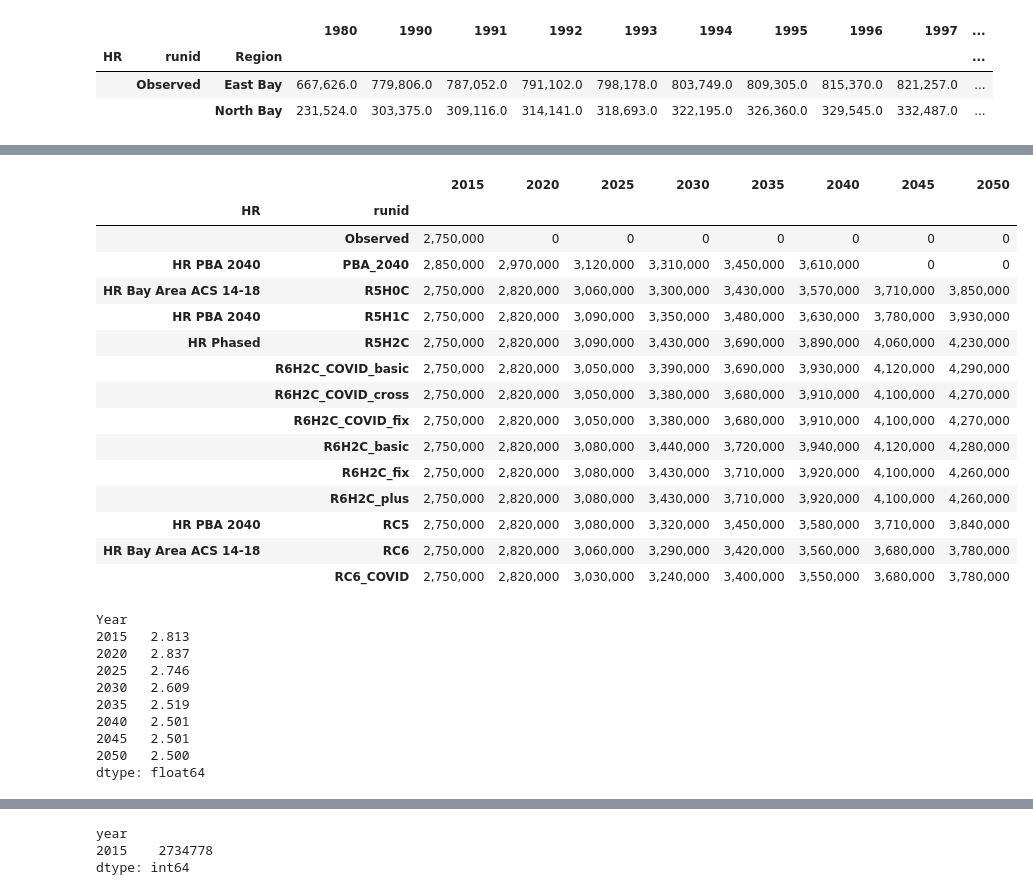
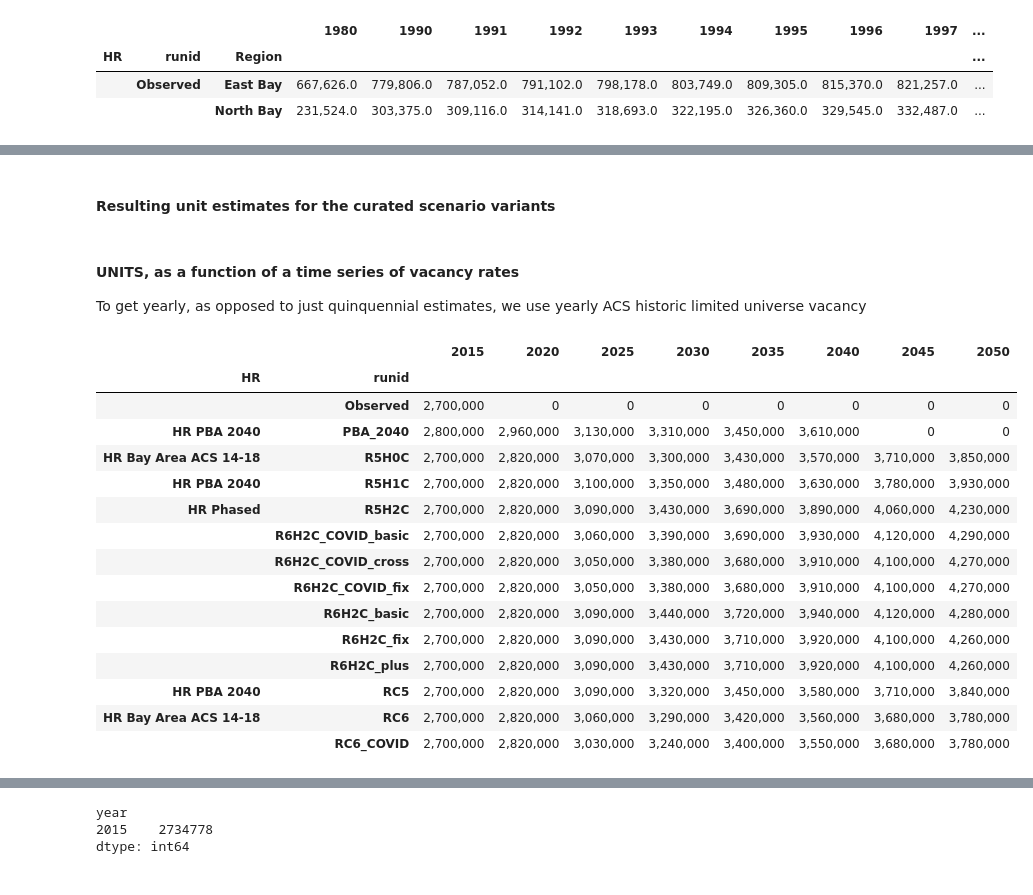
Before and after one commit to BayAreaMetro/regional_forecast, a Jupyter notebook: household_forecast/REGPROJ-HHPROJ 1 - Total household projection PBA2050 Phased HR.ipynb, the cells around one changed output, grey strips where cells are left out. Drawn from its saved outputs; the diff is of its cells as text; code cells hidden in the pictures.

```diff
--- a/household_forecast/REGPROJ-HHPROJ 1 - Total household projection PBA2050 Phased HR.ipynb
+++ b/household_forecast/REGPROJ-HHPROJ 1 - Total household projection PBA2050 Phased HR.ipynb
@@ -1062,0 +1068,18 @@ vac_easing.index=vac_easing.index.astype(str)
+# %%
+pd.options.display.float_format = '{:,.3f}'.format
+vac_acs=pd.read_csv(os.path.join(box,'Modeling and Surveys/Regional Modeling/REMI/household_forecast/base_data/acs_limited_vacancy_2018_2018.csv'),index_col=1).value
+
+# controls_vacancy_rates=pd.concat([pd.Series(.017,index=range(2015,2020)),
+#            pd.Series(np.linspace(start=.017,stop=.05,num=11),index=range(2020,2031)),
+#            pd.Series(.05,index=range(2031,2051))])
+
+## Extend vacancy rates into the future - converge at 2030 at 5%
+
+controls_vacancy_rates=pd.concat([vac_acs[:-1],
+           pd.Series(np.linspace(start=.0221,stop=.05,num=13),index=range(2018,2031)),
+           pd.Series(.05,index=range(2031,2051))])
+
+controls_vacancy_rates.index=controls_vacancy_rates.index.set_names('year')
+controls_vacancy_rates.name='st_res_vac'
+controls_vacancy_rates.index=controls_vacancy_rates.index.astype(str)
+controls_vacancy_rates.head(10)
@@ -1063,21 +1099,27 @@ vac_easing.index=vac_easing.index.astype(str)
+# %% [markdown]
+#### Resulting unit estimates for the curated scenario variants
+# %% [markdown]
+#### UNITS, as a function of a time series of vacancy rates
+
+To get yearly, as opposed to just quinquennial estimates, we use yearly ACS historic limited universe vacancy
 # %%
-## Unit estimates for the curated scenario variants
+pd.options.display.float_format = '{:,.0f}'.format
 
-(topsheet_hh_curated.sum(level=[0,1]).div(1-vac_easing))[YEARS_15_50_str].apply(rounder,precision=4)
+(topsheet_hh_curated.sum(level=[0,1]).div(1-controls_vacancy_rates))[YEARS_15_50_str].apply(rounder,precision=4)
 # %% [output]
 |  |  | 2015 | 2020 | 2025 | 2030 | 2035 | 2040 | 2045 | 2050 |
 | HR | runid |  |  |  |  |  |  |  |  |
-|  | Observed | 2,750,000 | 0 | 0 | 0 | 0 | 0 | 0 | 0 |
-| HR PBA 2040 | PBA_2040 | 2,850,000 | 2,970,000 | 3,120,000 | 3,310,000 | 3,450,000 | 3,610,000 | 0 | 0 |
-| HR Bay Area ACS 14-18 | R5H0C | 2,750,000 | 2,820,000 | 3,060,000 | 3,300,000 | 3,430,000 | 3,570,000 | 3,710,000 | 3,850,000 |
-| HR PBA 2040 | R5H1C | 2,750,000 | 2,820,000 | 3,090,000 | 3,350,000 | 3,480,000 | 3,630,000 | 3,780,000 | 3,930,000 |
-| HR Phased | R5H2C | 2,750,000 | 2,820,000 | 3,090,000 | 3,430,000 | 3,690,000 | 3,890,000 | 4,060,000 | 4,230,000 |
-|  | R6H2C_COVID_basic | 2,750,000 | 2,820,000 | 3,050,000 | 3,390,000 | 3,690,000 | 3,930,000 | 4,120,000 | 4,290,000 |
-|  | R6H2C_COVID_cross | 2,750,000 | 2,820,000 | 3,050,000 | 3,380,000 | 3,680,000 | 3,910,000 | 4,100,000 | 4,270,000 |
-|  | R6H2C_COVID_fix | 2,750,000 | 2,820,000 | 3,050,000 | 3,380,000 | 3,680,000 | 3,910,000 | 4,100,000 | 4,270,000 |
-|  | R6H2C_basic | 2,750,000 | 2,820,000 | 3,080,000 | 3,440,000 | 3,720,000 | 3,940,000 | 4,120,000 | 4,280,000 |
-|  | R6H2C_fix | 2,750,000 | 2,820,000 | 3,080,000 | 3,430,000 | 3,710,000 | 3,920,000 | 4,100,000 | 4,260,000 |
-|  | R6H2C_plus | 2,750,000 | 2,820,000 | 3,080,000 | 3,430,000 | 3,710,000 | 3,920,000 | 4,100,000 | 4,260,000 |
-| HR PBA 2040 | RC5 | 2,750,000 | 2,820,000 | 3,080,000 | 3,320,000 | 3,450,000 | 3,580,000 | 3,710,000 | 3,840,000 |
-| HR Bay Area ACS 14-18 | RC6 | 2,750,000 | 2,820,000 | 3,060,000 | 3,290,000 | 3,420,000 | 3,560,000 | 3,680,000 | 3,780,000 |
-|  | RC6_COVID | 2,750,000 | 2,820,000 | 3,030,000 | 3,240,000 | 3,400,000 | 3,550,000 | 3,680,000 | 3,780,000 |
+|  | Observed | 2,700,000 | 0 | 0 | 0 | 0 | 0 | 0 | 0 |
+| HR PBA 2040 | PBA_2040 | 2,800,000 | 2,960,000 | 3,130,000 | 3,310,000 | 3,450,000 | 3,610,000 | 0 | 0 |
+| HR Bay Area ACS 14-18 | R5H0C | 2,700,000 | 2,820,000 | 3,070,000 | 3,300,000 | 3,430,000 | 3,570,000 | 3,710,000 | 3,850,000 |
+| HR PBA 2040 | R5H1C | 2,700,000 | 2,820,000 | 3,100,000 | 3,350,000 | 3,480,000 | 3,630,000 | 3,780,000 | 3,930,000 |
+| HR Phased | R5H2C | 2,700,000 | 2,820,000 | 3,090,000 | 3,430,000 | 3,690,000 | 3,890,000 | 4,060,000 | 4,230,000 |
+|  | R6H2C_COVID_basic | 2,700,000 | 2,820,000 | 3,060,000 | 3,390,000 | 3,690,000 | 3,930,000 | 4,120,000 | 4,290,000 |
+|  | R6H2C_COVID_cross | 2,700,000 | 2,820,000 | 3,050,000 | 3,380,000 | 3,680,000 | 3,910,000 | 4,100,000 | 4,270,000 |
+|  | R6H2C_COVID_fix | 2,700,000 | 2,820,000 | 3,050,000 | 3,380,000 | 3,680,000 | 3,910,000 | 4,100,000 | 4,270,000 |
+|  | R6H2C_basic | 2,700,000 | 2,820,000 | 3,090,000 | 3,440,000 | 3,720,000 | 3,940,000 | 4,120,000 | 4,280,000 |
+|  | R6H2C_fix | 2,700,000 | 2,820,000 | 3,090,000 | 3,430,000 | 3,710,000 | 3,920,000 | 4,100,000 | 4,260,000 |
+|  | R6H2C_plus | 2,700,000 | 2,820,000 | 3,090,000 | 3,430,000 | 3,710,000 | 3,920,000 | 4,100,000 | 4,260,000 |
+| HR PBA 2040 | RC5 | 2,700,000 | 2,820,000 | 3,090,000 | 3,320,000 | 3,450,000 | 3,580,000 | 3,710,000 | 3,840,000 |
+| HR Bay Area ACS 14-18 | RC6 | 2,700,000 | 2,820,000 | 3,060,000 | 3,290,000 | 3,420,000 | 3,560,000 | 3,680,000 | 3,780,000 |
+|  | RC6_COVID | 2,700,000 | 2,820,000 | 3,030,000 | 3,240,000 | 3,400,000 | 3,550,000 | 3,680,000 | 3,780,000 |
@@ -1084,16 +1129,2 @@ vac_easing.index=vac_easing.index.astype(str)
 # %%
 pd.options.display.float_format = '{:,.3f}'.format
-# %%
-## avg hh size
-topsheet_hhpop.loc[BLUEPRINT_RUNS].mean()/topsheet_hh_curated.loc(0)[:,BLUEPRINT_RUNS][YEARS_5_str].stack().sum(level=[0,1,3]).mean(level=2)
-# %% [output]
-Year
-2015   2.813
-2020   2.837
-2025   2.746
-2030   2.609
-2035   2.519
-2040   2.501
-2045   2.501
-2050   2.500
-dtype: float64
```
Also changed, not shown: parts of 13 cells of this notebook.
